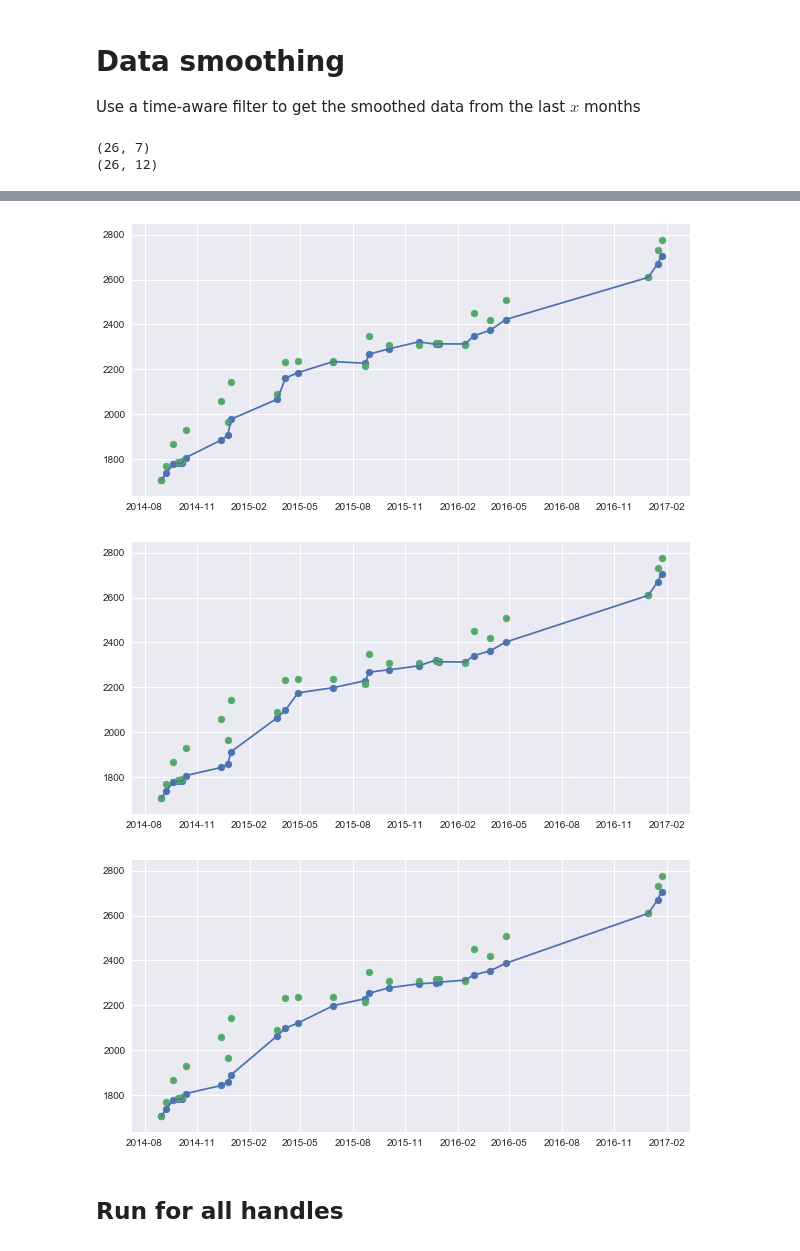
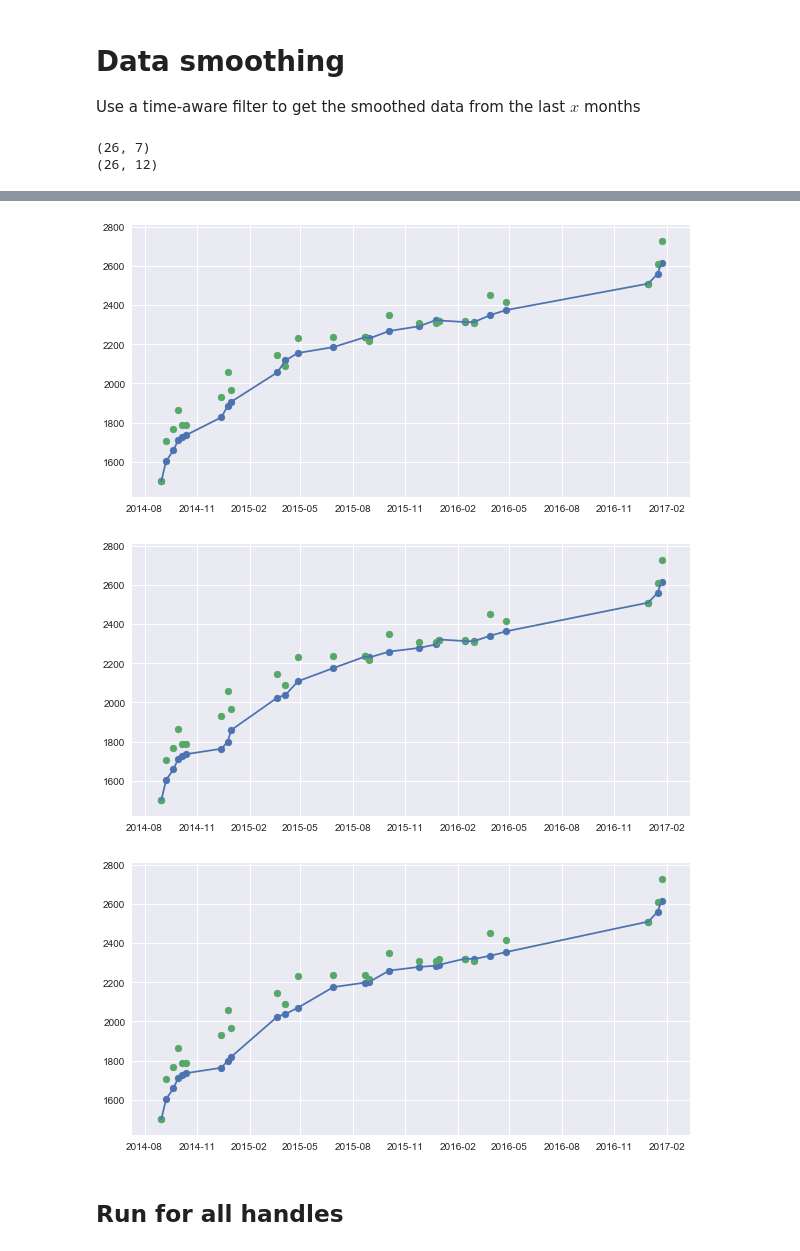
Before and after one commit to yjiao/codeforces_predict, a Jupyter notebook: smoothed_features_no_lookahead.ipynb, the cells around one changed output, grey strips where cells are left out. Drawn from its saved outputs; the diff is of its cells as text; code cells hidden in the pictures.

Commit message:
fixed critical bug where smoothing was using newrating instead of oldrating

```diff
--- a/smoothed_features_no_lookahead.ipynb
+++ b/smoothed_features_no_lookahead.ipynb
@@ -69,12 +69,12 @@ for n_months in range(1, 6):
     df['time'] = pd.to_datetime(df.ratingupdatetimeseconds, unit='s').apply(pd.Timestamp)
     df.set_index('time', inplace=True)
 
-    smooth_rating = df.newrating.rolling('%ds' % timepassed, center=False).mean()
+    smooth_rating = df.oldrating.rolling('%ds' % timepassed, center=False).mean()
     df['smoothed_%dmonths'%n_months] = smooth_rating
     plt.figure()
     plt.plot(df.index, smooth_rating)
     plt.scatter(df.index, smooth_rating)
-    plt.scatter(df.index, df.newrating.values)
+    plt.scatter(df.index, df.oldrating.values)
 print df.shape
 # %% [output]
 (26, 7)
@@ -84,6 +84,6 @@ print df.shape
-[figure, old version]
+[figure, new version]
-[figure, old version]
+[figure, new version]
-[figure, old version]
+[figure, new version]
 # %% [markdown]
 ##  Run for all handles
 # %%
```
Also changed, not shown: parts of 2 cells of this notebook, 2 other files.
